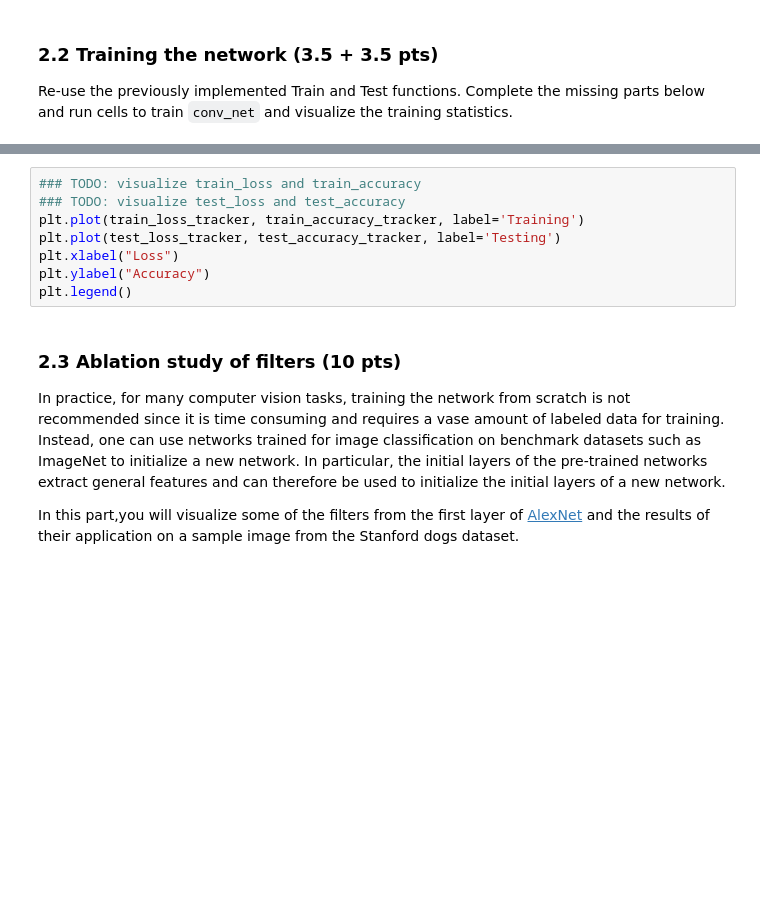
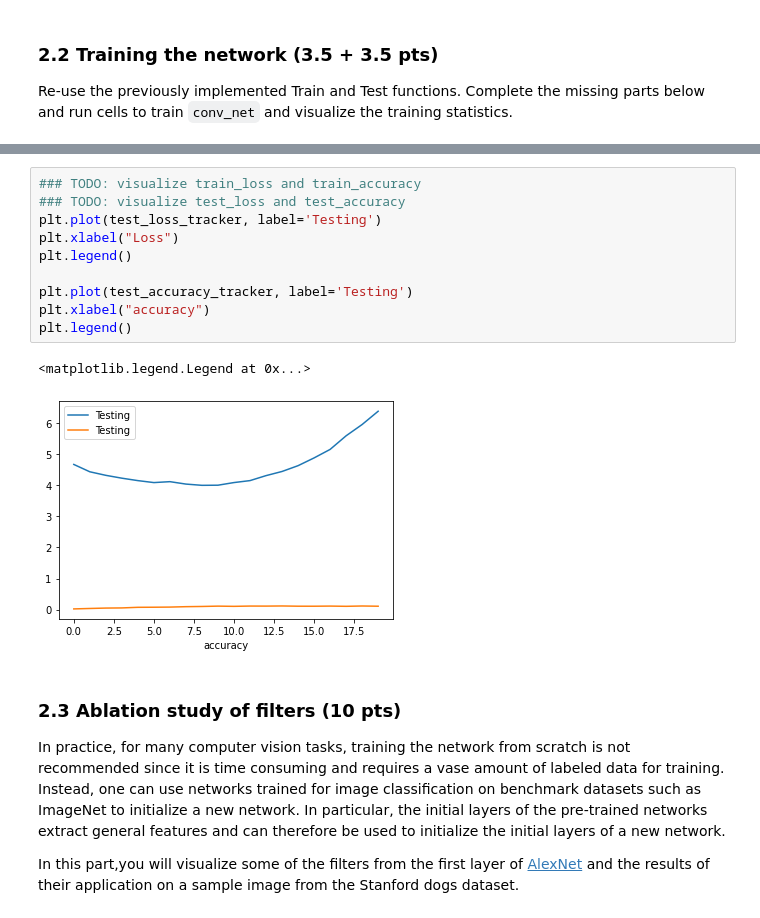
Before and after one commit to armandorusso/Image-Classification-and-Neural-Networks, a Jupyter notebook: project_skeleton.ipynb, the cells around one changed output, grey strips where cells are left out. Cells and saved outputs as stored; diff of their text form; blank space fills up the shorter version.

```diff
--- a/project_skeleton.ipynb
+++ b/project_skeleton.ipynb
@@ -654,11 +678,16 @@ KeyboardInterrupt:
 # %%
 ### TODO: visualize train_loss and train_accuracy
 ### TODO: visualize test_loss and test_accuracy
-plt.plot(train_loss_tracker, train_accuracy_tracker, label='Training')
-plt.plot(test_loss_tracker, test_accuracy_tracker, label='Testing')
+plt.plot(test_loss_tracker, label='Testing')
 plt.xlabel("Loss")
-plt.ylabel("Accuracy")
 plt.legend()
+
+plt.plot(test_accuracy_tracker, label='Testing')
+plt.xlabel("accuracy")
+plt.legend()
+# %% [output]
+<matplotlib.legend.Legend at 0x...>
+[figure, added]
 # %% [markdown]
 ### 2.3 Ablation study of filters (10 pts)
 In practice, for many computer vision tasks, training the network from scratch is not recommended since it is time consuming and requires a vase amount of labeled data for training. Instead, one can use networks trained for image classification on benchmark datasets such as ImageNet to initialize a new network. In particular, the initial layers of the pre-trained networks extract general features and can therefore be used to initialize the initial layers of a new network.
```
Also changed, not shown: parts of 7 cells of this notebook, 1 other file.
